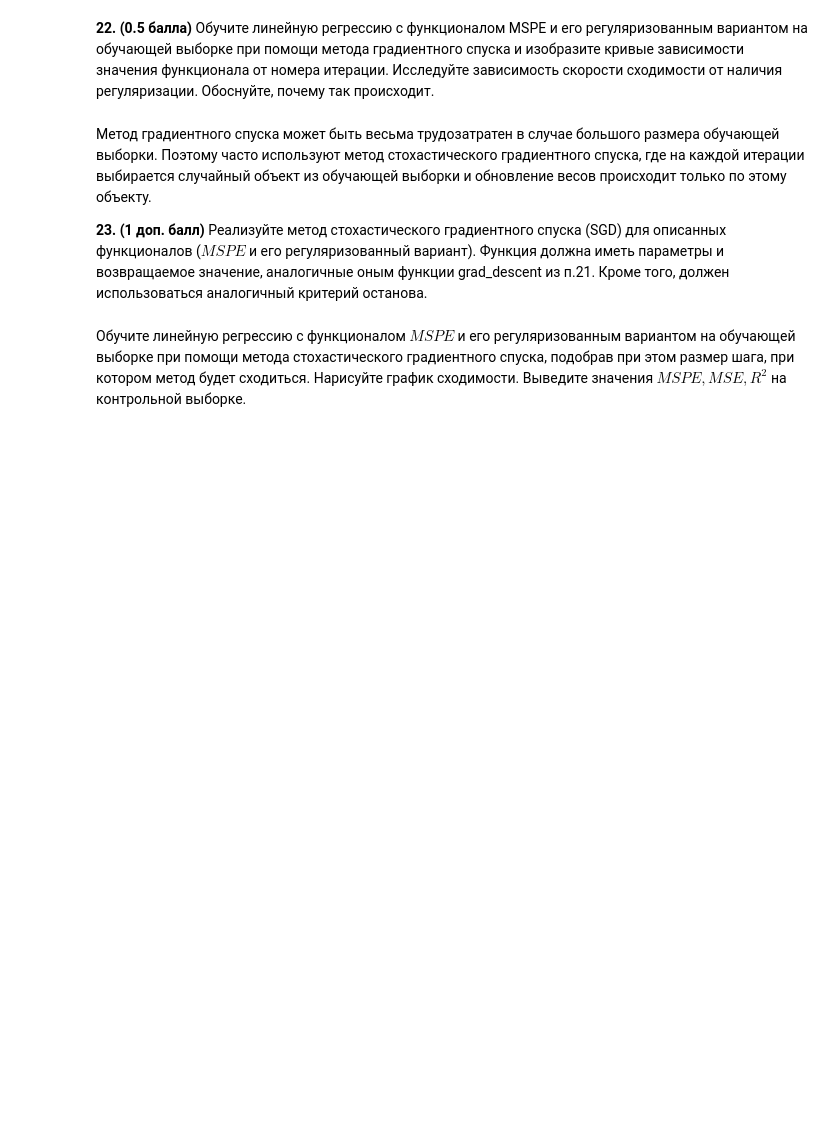
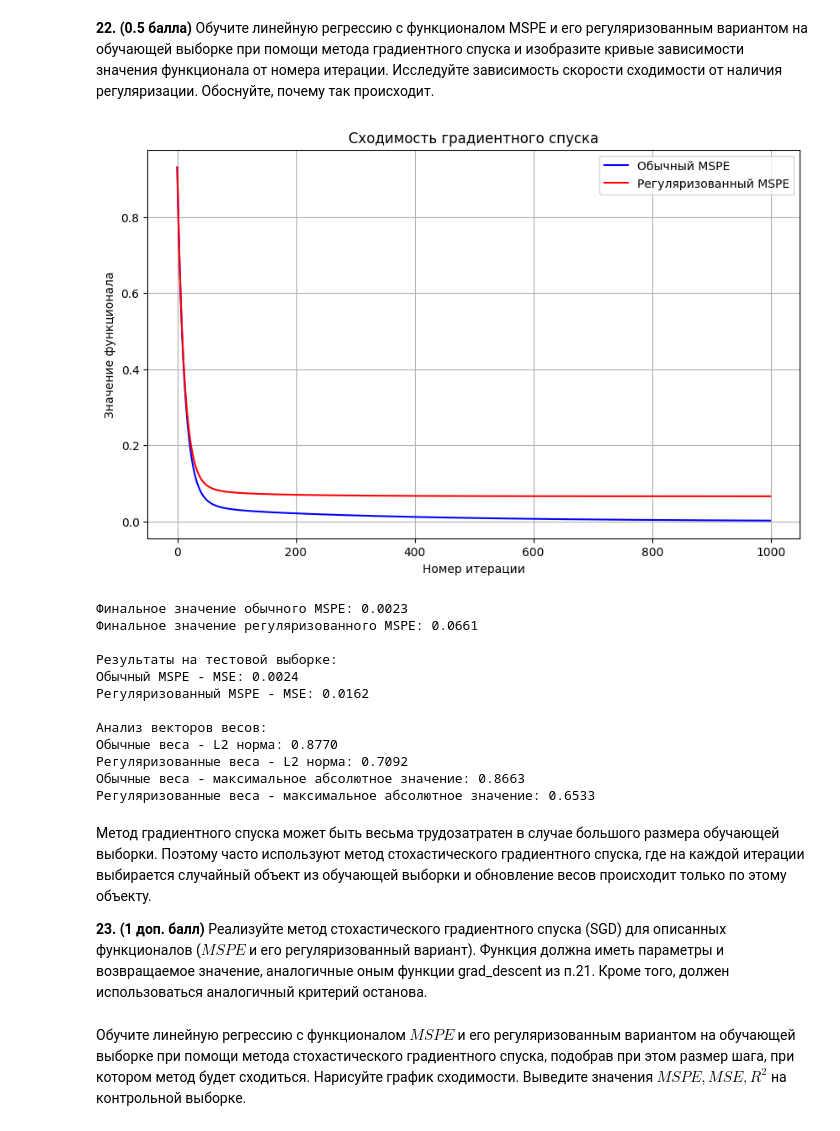
Before and after one commit to RedCross321/date_labs, a Jupyter notebook: 3.ipynb, the cells around one changed output. Saved outputs shown, nothing was run; the diff lists cells and outputs as text; code cells hidden in the pictures; blank space fills up the shorter version.

```diff
--- a/3.ipynb
+++ b/3.ipynb
@@ -798,3 +908,64 @@ def grad_descent(X, y, step_size, max_iter, eps, is_reg):
+# %%
+w_regular, func_values_regular = grad_descent(
+    X_train_with_bias,
+    y_train,
+    step_size=0.01,
+    max_iter=1000,
+    eps=1e-6,
+    is_reg=False
+)
+
+w_reg, func_values_reg = grad_descent(
+    X_train_with_bias,
+    y_train,
+    step_size=0.01,
+    max_iter=1000,
+    eps=1e-6,
+    is_reg=True
+)
+
+plt.figure(figsize=(10, 6))
+plt.plot(func_values_regular, label='Обычный MSPE', color='blue')
+plt.plot(func_values_reg, label='Регуляризованный MSPE', color='red')
+plt.xlabel('Номер итерации')
+plt.ylabel('Значение функционала')
+plt.title('Сходимость градиентного спуска')
+plt.legend()
+plt.grid(True)
+plt.show()
+
+print(f"Финальное значение обычного MSPE: {func_values_regular[-1]:.4f}")
+print(f"Финальное значение регуляризованного MSPE: {func_values_reg[-1]:.4f}")
+
+y_pred_regular = make_pred(X_test_with_bias, w_regular)
+y_pred_reg = make_pred(X_test_with_bias, w_reg)
+
+mse_regular = mean_squared_error(y_test, y_pred_regular)
+mse_reg = mean_squared_error(y_test, y_pred_reg)
+
+print("\nРезультаты на тестовой выборке:")
+print(f"Обычный MSPE - MSE: {mse_regular:.4f}")
+print(f"Регуляризованный MSPE - MSE: {mse_reg:.4f}")
+
+print("\nАнализ векторов весов:")
+print(f"Обычные веса - L2 норма: {np.linalg.norm(w_regular):.4f}")
+print(f"Регуляризованные веса - L2 норма: {np.linalg.norm(w_reg):.4f}")
+print(f"Обычные веса - максимальное абсолютное значение: {np.max(np.abs(w_regular)):.4f}")
+print(f"Регуляризованные веса - максимальное абсолютное значение: {np.max(np.abs(w_reg)):.4f}")
+# %% [output]
+[figure, added]
+Финальное значение обычного MSPE: 0.0023
+Финальное значение регуляризованного MSPE: 0.0661
+
+Результаты на тестовой выборке:
+Обычный MSPE - MSE: 0.0024
+Регуляризованный MSPE - MSE: 0.0162
+
+Анализ векторов весов:
+Обычные веса - L2 норма: 0.8770
+Регуляризованные веса - L2 норма: 0.7092
+Обычные веса - максимальное абсолютное значение: 0.8663
+Регуляризованные веса - максимальное абсолютное значение: 0.6533
 # %% [markdown]
 Метод градиентного спуска может быть весьма трудозатратен в случае большого размера обучающей выборки. Поэтому часто используют метод стохастического градиентного спуска, где на каждой итерации выбирается случайный объект из обучающей выборки и обновление весов происходит только по этому объекту.
 
```
Also changed, not shown: parts of 48 cells of this notebook, 20 other files.
